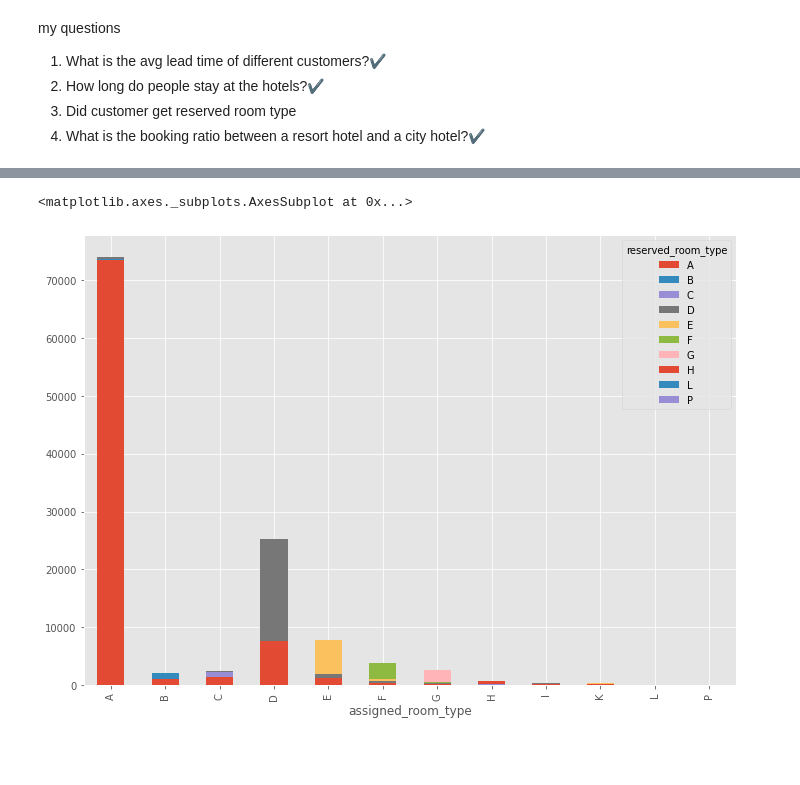
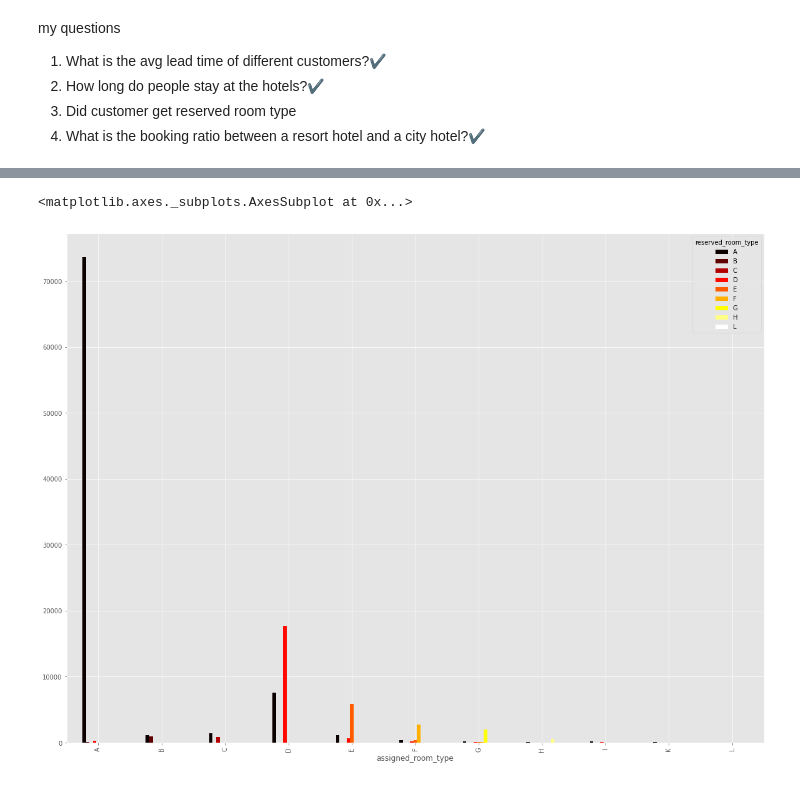
Before and after one commit to aynaval/Hotel-booking-analysis_EDA, a Jupyter notebook: EDA_Capstone_Project.ipynb, the cells around one changed output, grey strips where cells are left out. Saved outputs shown, nothing was run; the diff lists cells and outputs as text; code cells hidden in the pictures; blank space fills up the shorter version.

```diff
--- a/EDA_Capstone_Project.ipynb
+++ b/EDA_Capstone_Project.ipynb
@@ -354,0 +433,2 @@ for i in range(data.shape[1]):
+# %%
+data.loc[data['babies']>8,'babies']=0
@@ -354,0 +442,2 @@ for i in range(data.shape[1]):
+# %%
+data.loc[data['adr']>1000,'adr']=1000
@@ -354,0 +451,2 @@ for i in range(data.shape[1]):
+# %%
+data.loc[data['required_car_parking_spaces']>5,'required_car_parking_spaces']= 0
@@ -355,3 +464,5 @@ for i in range(data.shape[1]):
+# %%
+data.loc[data['total_of_special_requests']>4,'total_of_special_requests']=3
 # %% [markdown]
 # **Univeriate analysis**
 # %% [markdown]
@@ -475,5 +581,5 @@ sns.countplot(data['reserved_room_type'],palette = 'Set1',alpha=0.5);
 # %%
-pd.crosstab(data['assigned_room_type'],data['reserved_room_type']).plot(kind="bar",stacked=True)
+pd.crosstab(data['assigned_room_type'],data['reserved_room_type']).plot(figsize=(20,15),kind="bar",stacked=False,colormap='')
 # %% [output]
 <matplotlib.axes._subplots.AxesSubplot at 0x...>
-[figure, old version]
+[figure, new version]
```
Also changed, not shown: parts of 54 cells of this notebook.
